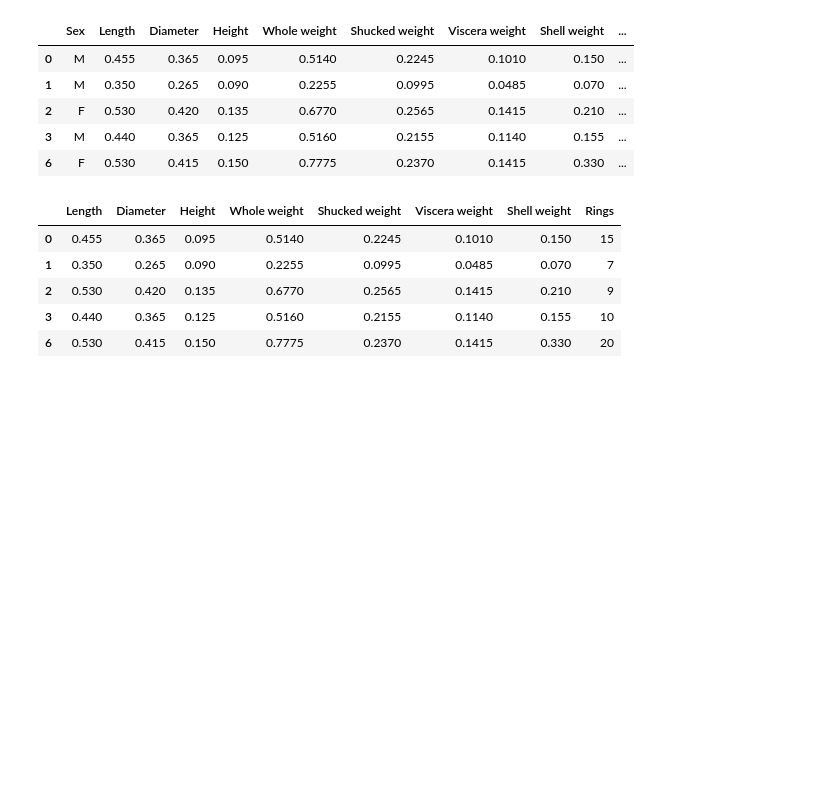
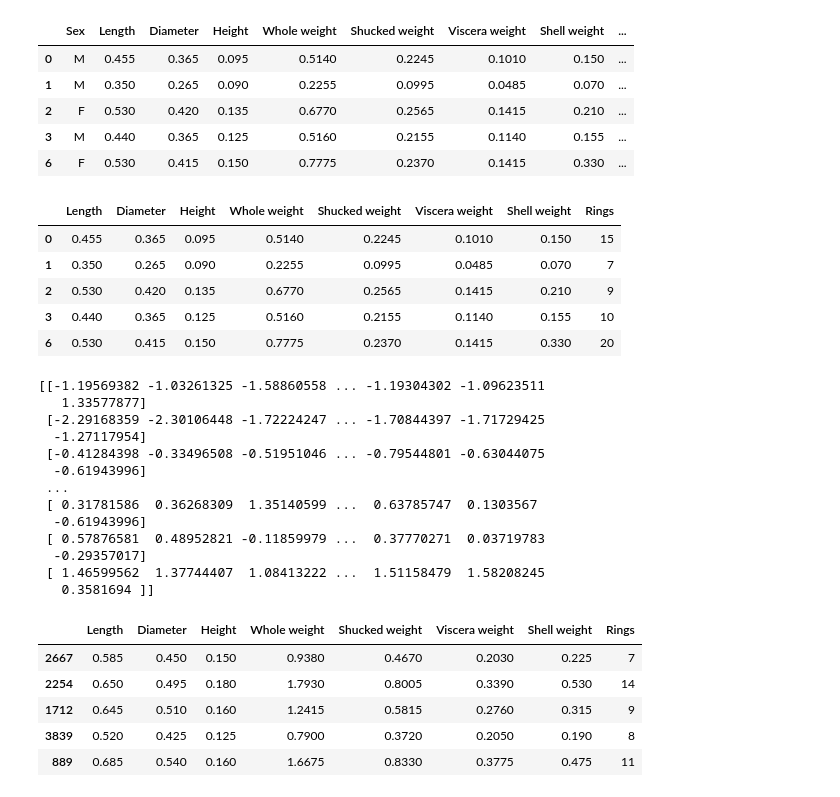
Before and after one commit to sateesh12/bin_utils, a Jupyter notebook: DT_Abelone_Gender_Predictions.ipynb, the cells around one changed output. Cells and saved outputs as stored; diff of their text form; code cells hidden in the pictures; blank space fills up the shorter version.

```diff
--- a/DT_Abelone_Gender_Predictions.ipynb
+++ b/DT_Abelone_Gender_Predictions.ipynb
@@ -70,17 +70,39 @@ X.head()
 # %%
 from sklearn.preprocessing import StandardScaler
 scaler = StandardScaler()
 scaler.fit(X)
 
 # Scale and center the data
 fdf_normalized = scaler.transform(X)
+print(fdf_normalized)
 
 # Create a pandas DataFrame of independent variables.
-fdf_normalized = pd.DataFrame(data=fdf_normalized, index=X.index, columns=X.columns)
+fdf_normalized = pd.DataFrame(data=X, index=X.index, columns=X.columns)
 
 #Split the data into training and testing
 from sklearn.model_selection import train_test_split
-X_train, X_test, y_train, y_test = train_test_split(fdf_normalized, y, test_size=0.20)
+X_train, X_test, y_train, y_test = train_test_split(fdf_normalized, y, test_size=0.20,random_state=101)
+X_train.head()
+# %% [output]
+[[-1.19569382 -1.03261325 -1.58860558 ... -1.19304302 -1.09623511
+   1.33577877]
+ [-2.29168359 -2.30106448 -1.72224247 ... -1.70844397 -1.71729425
+  -1.27117954]
+ [-0.41284398 -0.33496508 -0.51951046 ... -0.79544801 -0.63044075
+  -0.61943996]
+ ...
+ [ 0.31781586  0.36268309  1.35140599 ...  0.63785747  0.1303567
+  -0.61943996]
+ [ 0.57876581  0.48952821 -0.11859979 ...  0.37770271  0.03719783
+  -0.29357017]
+ [ 1.46599562  1.37744407  1.08413222 ...  1.51158479  1.58208245
+   0.3581694 ]]
+|  | Length | Diameter | Height | Whole weight | Shucked weight | Viscera weight | Shell weight | Rings |
+| 2667 | 0.585 | 0.450 | 0.150 | 0.9380 | 0.4670 | 0.2030 | 0.225 | 7 |
+| 2254 | 0.650 | 0.495 | 0.180 | 1.7930 | 0.8005 | 0.3390 | 0.530 | 14 |
+| 1712 | 0.645 | 0.510 | 0.160 | 1.2415 | 0.5815 | 0.2760 | 0.315 | 9 |
+| 3839 | 0.520 | 0.425 | 0.125 | 0.7900 | 0.3720 | 0.2050 | 0.190 | 8 |
+| 889 | 0.685 | 0.540 | 0.160 | 1.6675 | 0.8330 | 0.3775 | 0.475 | 11 |
 # %%
 #Build the DT model
 from sklearn.tree import DecisionTreeClassifier
```
Also changed, not shown: parts of 3 cells of this notebook, 1 other file.
